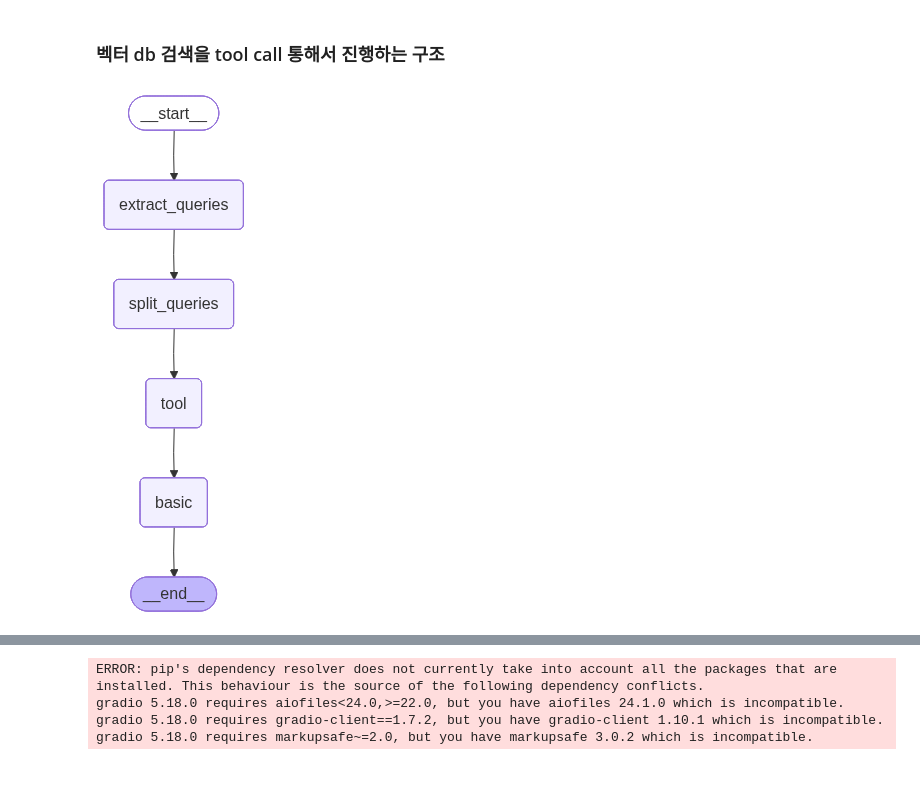
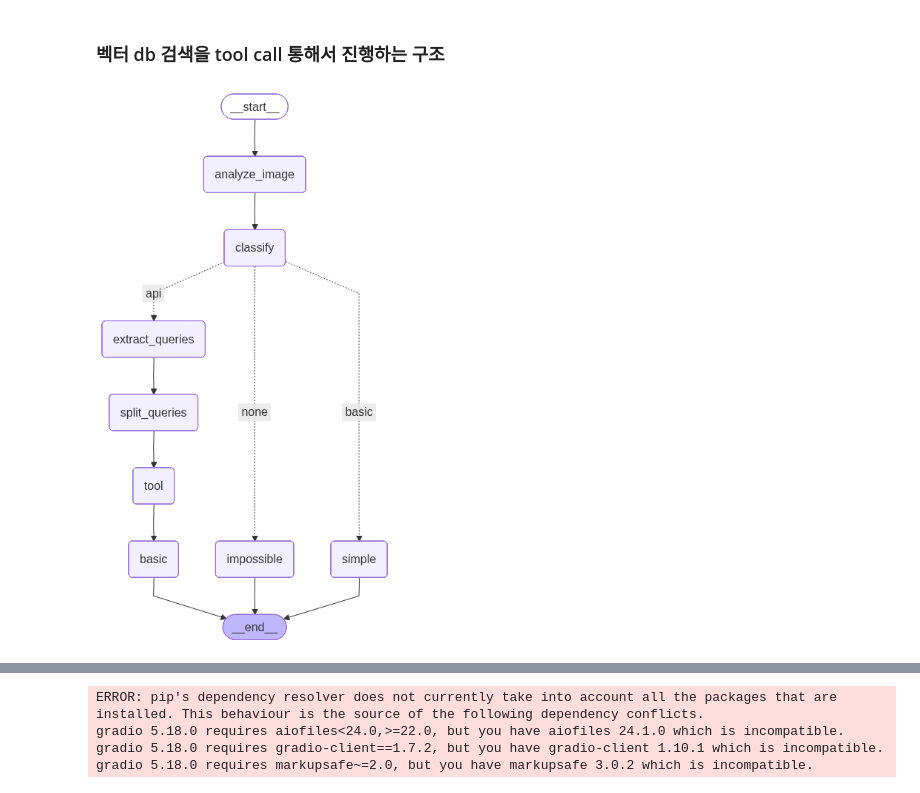
Before and after one commit to skn-ai14-250409/SKN14-Final-1Team-AI, a Jupyter notebook: LLM/ragas/langgraph_sixth.ipynb, the cells around one changed output, grey strips where cells are left out. Saved outputs shown, nothing was run; the diff lists cells and outputs as text; code cells hidden in the pictures.

Commit message:
Feat: langgraph 버전 기록

```diff
--- a/LLM/ragas/langgraph_fifth.ipynb
+++ b/LLM/ragas/langgraph_sixth.ipynb
@@ -13,11 +13,11 @@ from utils_5.main2 import run_langraph
 # %%
-from utils_5.langgraph_setting_edit import graph_setting_edit
+from utils_6.langgraph_setting2 import graph_setting
 
-graph = graph_setting_edit()
+graph = graph_setting()
 
 graph
 # %% [output]
-[figure, old version]
+[figure, new version]
 # %%
 response = run_langraph('YouTube Data API를 사용하여 동영상을 업로드하기 위한 요구사항은 무엇인가요? 그리고 Google Sheets API를 사용하여 스프레드시트를 생성하는 방법은 무엇인가요? ', '1', None)
 print(response)
```
Also changed, not shown: parts of 3 cells of this notebook, 10 other files.
